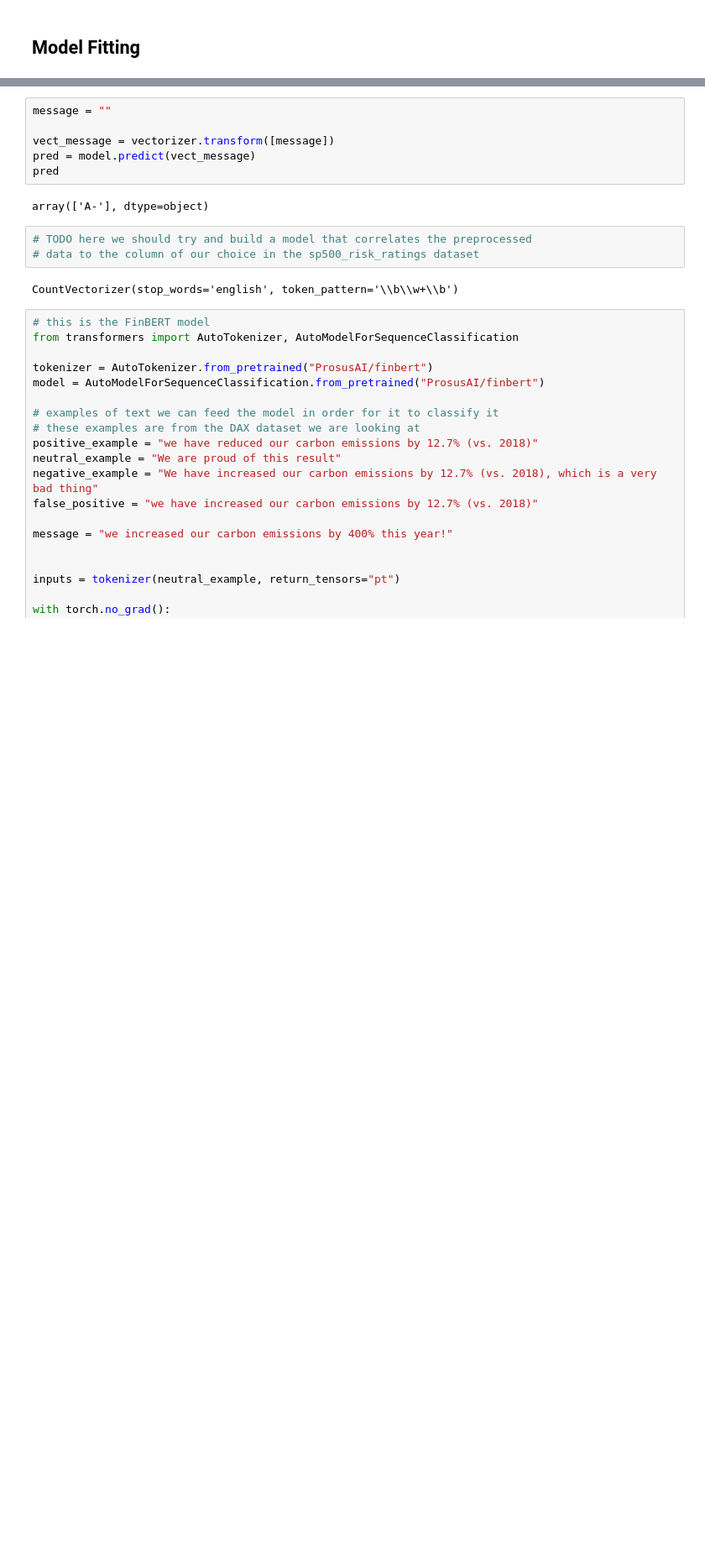
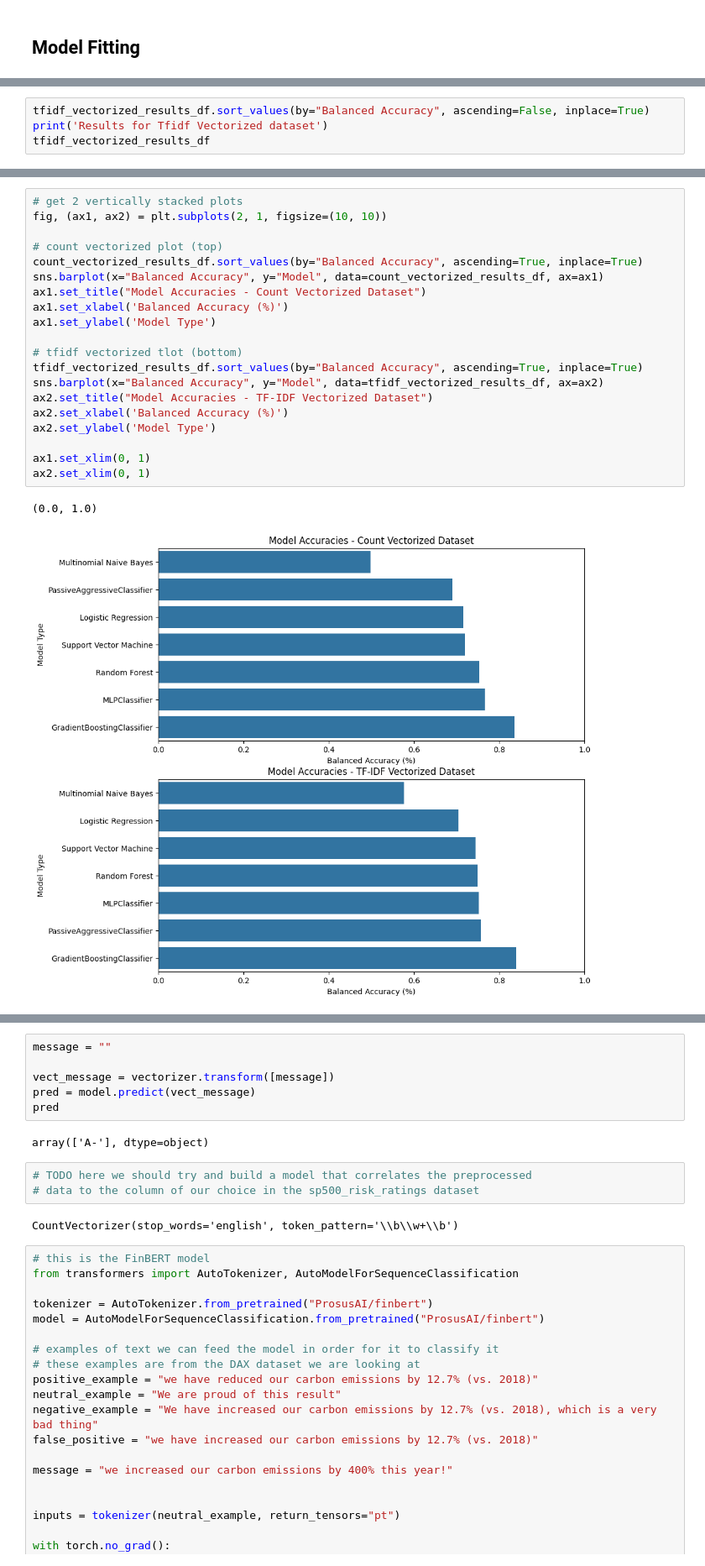
Before and after one commit to j-miskill/sustain-nlp, a Jupyter notebook: analysis.ipynb, the cells around one changed output, grey strips where cells are left out. Shown at 84% size. Cells and saved outputs as stored; diff of their text form; blank space fills up the shorter version.

```diff
--- a/analysis.ipynb
+++ b/analysis.ipynb
@@ -249,0 +268,4 @@ plt.show()
+# %%
+tfidf_vectorized_results_df.sort_values(by="Balanced Accuracy", ascending=False, inplace=True)
+print('Results for Tfidf Vectorized dataset')
+tfidf_vectorized_results_df
@@ -249,0 +282,23 @@ plt.show()
+# %%
+# get 2 vertically stacked plots
+fig, (ax1, ax2) = plt.subplots(2, 1, figsize=(10, 10))
+
+# count vectorized plot (top)
+count_vectorized_results_df.sort_values(by="Balanced Accuracy", ascending=True, inplace=True)
+sns.barplot(x="Balanced Accuracy", y="Model", data=count_vectorized_results_df, ax=ax1)
+ax1.set_title("Model Accuracies - Count Vectorized Dataset")
+ax1.set_xlabel('Balanced Accuracy (%)')
+ax1.set_ylabel('Model Type')
+
+# tfidf vectorized tlot (bottom)
+tfidf_vectorized_results_df.sort_values(by="Balanced Accuracy", ascending=True, inplace=True)
+sns.barplot(x="Balanced Accuracy", y="Model", data=tfidf_vectorized_results_df, ax=ax2)
+ax2.set_title("Model Accuracies - TF-IDF Vectorized Dataset")
+ax2.set_xlabel('Balanced Accuracy (%)')
+ax2.set_ylabel('Model Type')
+
+ax1.set_xlim(0, 1)
+ax2.set_xlim(0, 1)
+# %% [output]
+(0.0, 1.0)
+[figure, added]
```
Also changed, not shown: parts of 13 cells of this notebook.
